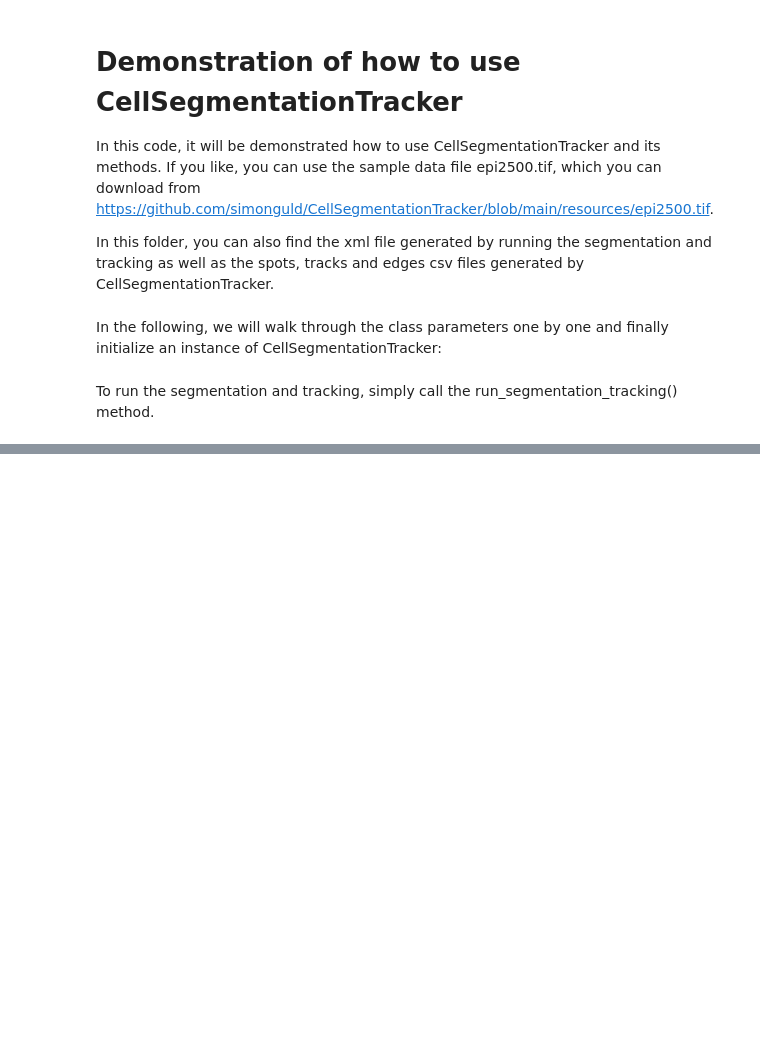
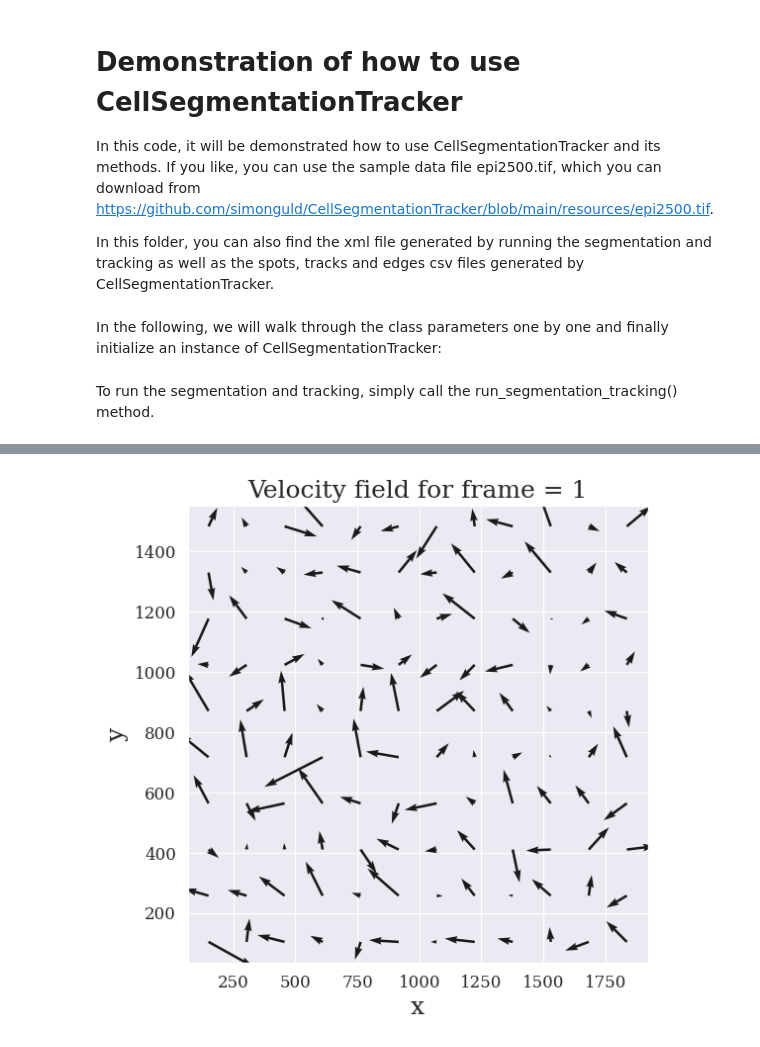
Before and after one commit to simonguld/CellSegmentationTracker, a Jupyter notebook: example_notebook.ipynb, the cells around one changed output, grey strips where cells are left out. Drawn from its saved outputs; the diff is of its cells as text; code cells hidden in the pictures; blank space fills up the shorter version.

```diff
--- a/example_notebook.ipynb
+++ b/example_notebook.ipynb
@@ -147,0 +239,7 @@ cst.plot_velocity_field(mode = 'streamlines', frame_range = [0,0], calculate_ave
+# %%
+# For good measure, let us also plot the velocity flow field for frame 1
+cst.plot_velocity_field(mode = 'field', frame_range = frame_range, \
+    calculate_average = calculate_average, animate = animate, \
+    frame_interval = frame_interval, show = show)
+# %% [output]
+[figure, added]
```
Also changed, not shown: parts of 17 cells of this notebook, 7 other files.
